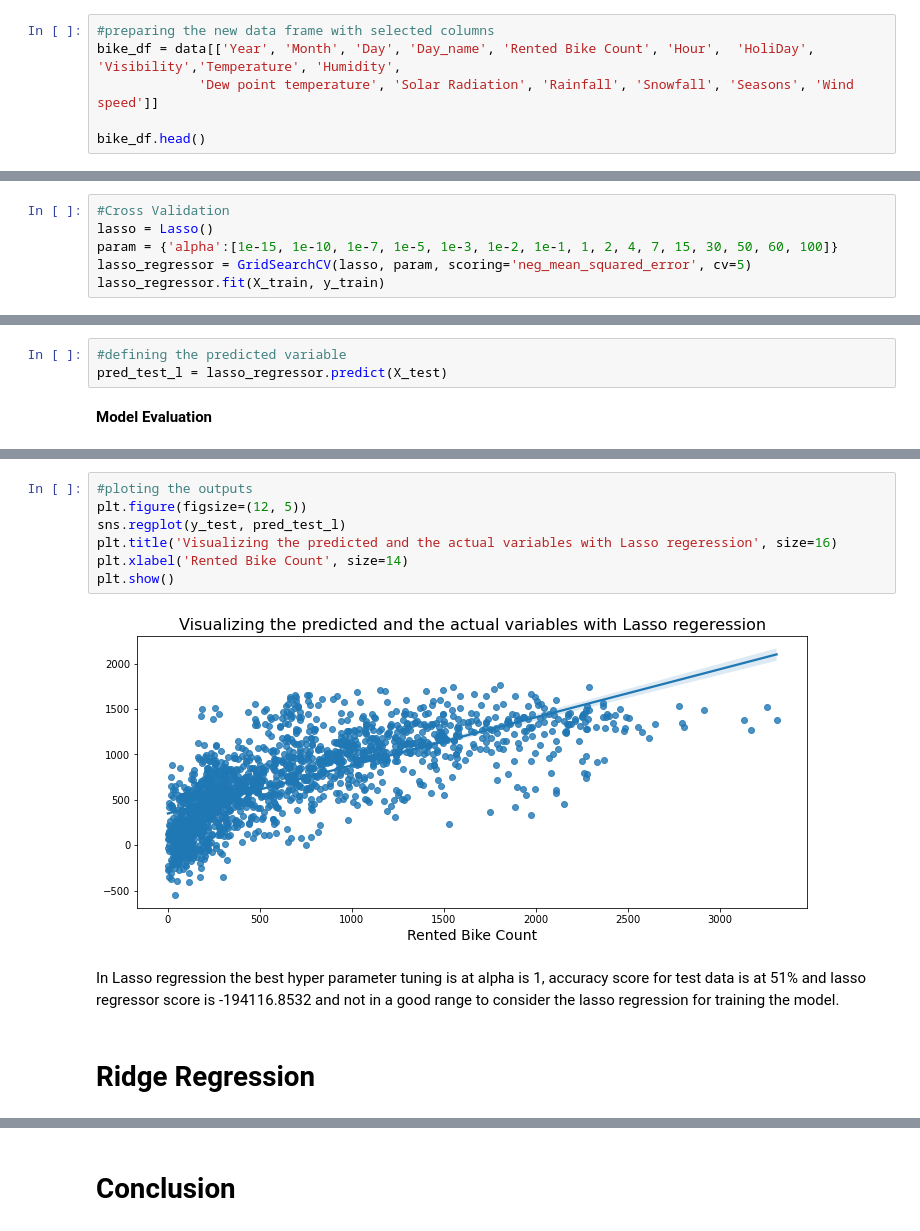
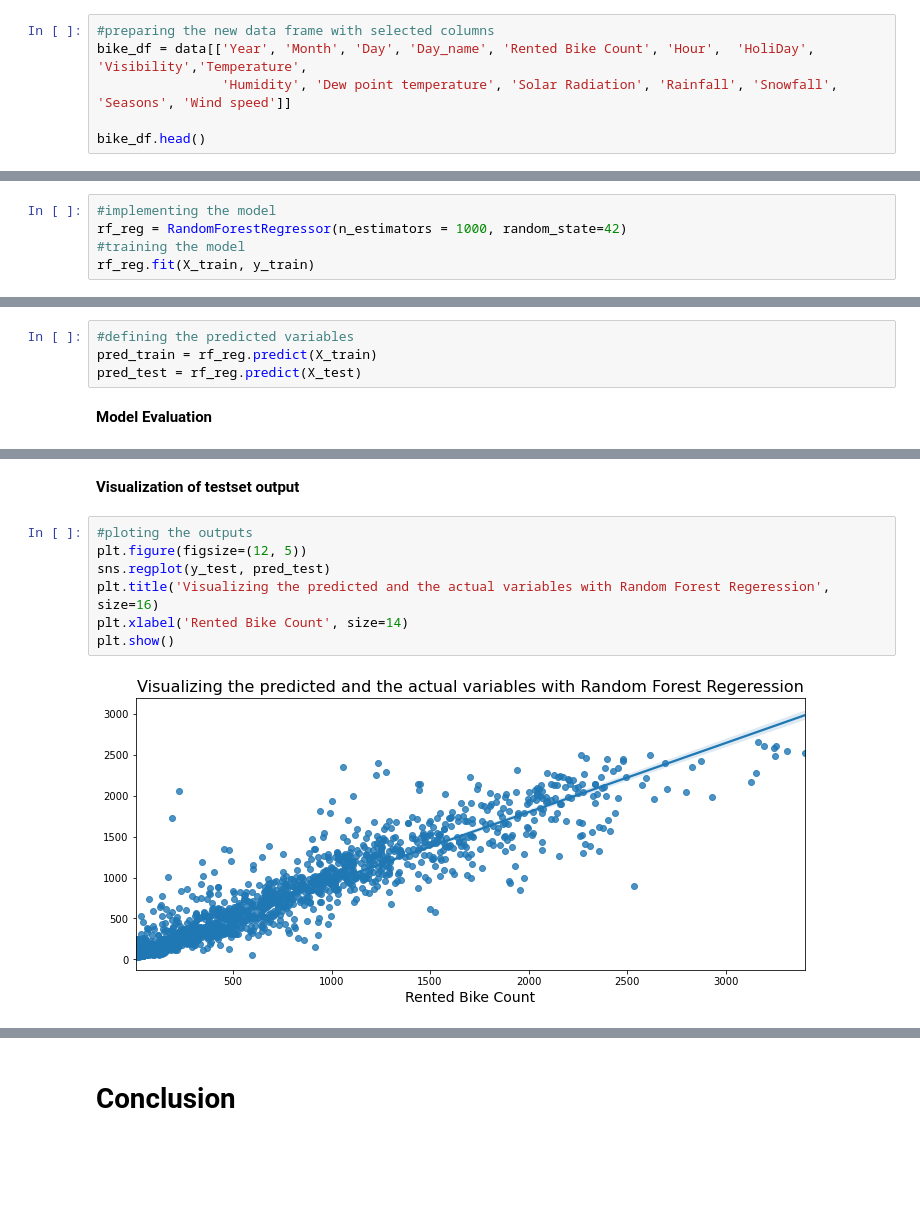
Before and after one commit to Narayan718/bike-rental-prediction, a Jupyter notebook: Bike_rental_prediction.ipynb, the cells around one changed output, grey strips where cells are left out. Drawn from its saved outputs; the diff is of its cells as text; blank space fills up the shorter version.

```diff
--- a/Bike_rental_prediction.ipynb
+++ b/Bike_rental_prediction.ipynb
@@ -422,8 +489,8 @@ plt.show()
 **Forming a New Data Frame**
 # %%
 #preparing the new data frame with selected columns
-bike_df = data[['Year', 'Month', 'Day', 'Day_name', 'Rented Bike Count', 'Hour',  'HoliDay',  'Visibility','Temperature', 'Humidity',
-             'Dew point temperature', 'Solar Radiation', 'Rainfall', 'Snowfall', 'Seasons', 'Wind speed']]
+bike_df = data[['Year', 'Month', 'Day', 'Day_name', 'Rented Bike Count', 'Hour',  'HoliDay',  'Visibility','Temperature',
+                'Humidity', 'Dew point temperature', 'Solar Radiation', 'Rainfall', 'Snowfall', 'Seasons', 'Wind speed']]
 
 bike_df.head()
 # %% [output]
@@ -678,6 +708,0 @@ from sklearn.linear_model import Ridge
-# %%
-#Cross Validation
-lasso = Lasso()
-param = {'alpha':[1e-15, 1e-10, 1e-7, 1e-5, 1e-3, 1e-2, 1e-1, 1, 2, 4, 7, 15, 30, 50, 60, 100]}
-lasso_regressor = GridSearchCV(lasso, param, scoring='neg_mean_squared_error', cv=5)
-lasso_regressor.fit(X_train, y_train)
@@ -704,0 +715,5 @@ lasso_regressor.best_score_
+# %%
+#implementing the model
+rf_reg = RandomForestRegressor(n_estimators = 1000, random_state=42)
+#training the model
+rf_reg.fit(X_train, y_train)
@@ -705,5 +722,6 @@ lasso_regressor.best_score_
 # %%
-#defining the predicted variable
-pred_test_l = lasso_regressor.predict(X_test)
+#defining the predicted variables
+pred_train = rf_reg.predict(X_train)
+pred_test = rf_reg.predict(X_test)
 # %% [markdown]
 **Model Evaluation**
@@ -725,13 +765,11 @@ R2_Score= 0.5133524012839992
+# %% [markdown]
+**Visualization of testset output**
 # %%
 #ploting the outputs
 plt.figure(figsize=(12, 5))
-sns.regplot(y_test, pred_test_l)
-plt.title('Visualizing the predicted and the actual variables with Lasso regeression', size=16)
+sns.regplot(y_test, pred_test)
+plt.title('Visualizing the predicted and the actual variables with Random Forest Regeression', size=16)
 plt.xlabel('Rented Bike Count', size=14)
 plt.show()
 # %% [output]
-[figure, old version]
+[figure, new version]
-# %% [markdown]
-In Lasso regression the best hyper parameter tuning is at alpha is 1, accuracy score for test data is at 51% and lasso regressor score is -194116.8532 and not in a good range to consider the lasso regression for training the model.
-# %% [markdown]
-# **Ridge Regression**
```
Also changed, not shown: parts of 92 cells of this notebook.
